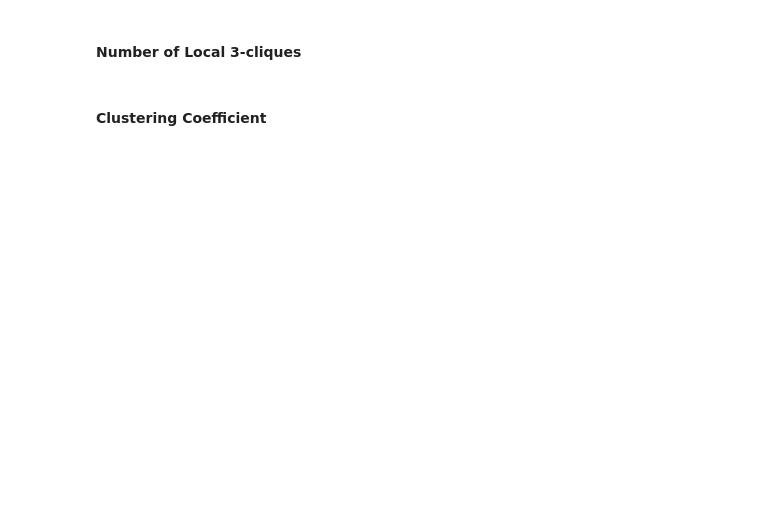
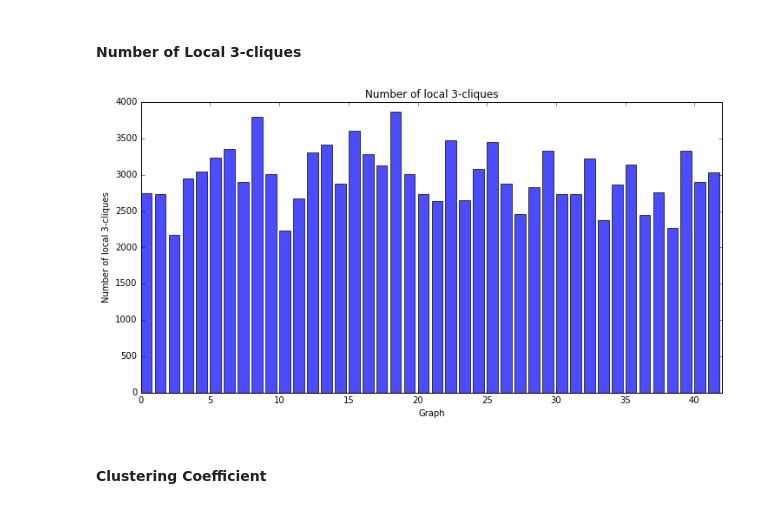
Before and after one commit to Upward-Spiral-Science/TA, a Jupyter notebook: code/extended_exploratory.ipynb, the cells around one changed output. Drawn from its saved outputs; the diff is of its cells as text; code cells hidden in the pictures; blank space fills up the shorter version.

```diff
--- a/code/extended_exploratory.ipynb
+++ b/code/extended_exploratory.ipynb
@@ -90,3 +108,13 @@ n_three_cliques = [len(three_cliques[key]) for key in three_cliques]
+# %%
+fig = plt.figure(figsize=(12,6))
+plt.bar(range(len(n_three_cliques)),n_three_cliques, alpha=0.7)
+plt.title('Number of local 3-cliques')
+plt.ylabel('Number of local 3-cliques')
+plt.xlabel('Graph')
+plt.xlim((0, len(three_cliques.keys())))
+plt.show()
+# %% [output]
+[figure, added]
 # %% [markdown]
 #### Clustering Coefficient
 # %%
```
Also changed, not shown: parts of 19 cells of this notebook.
